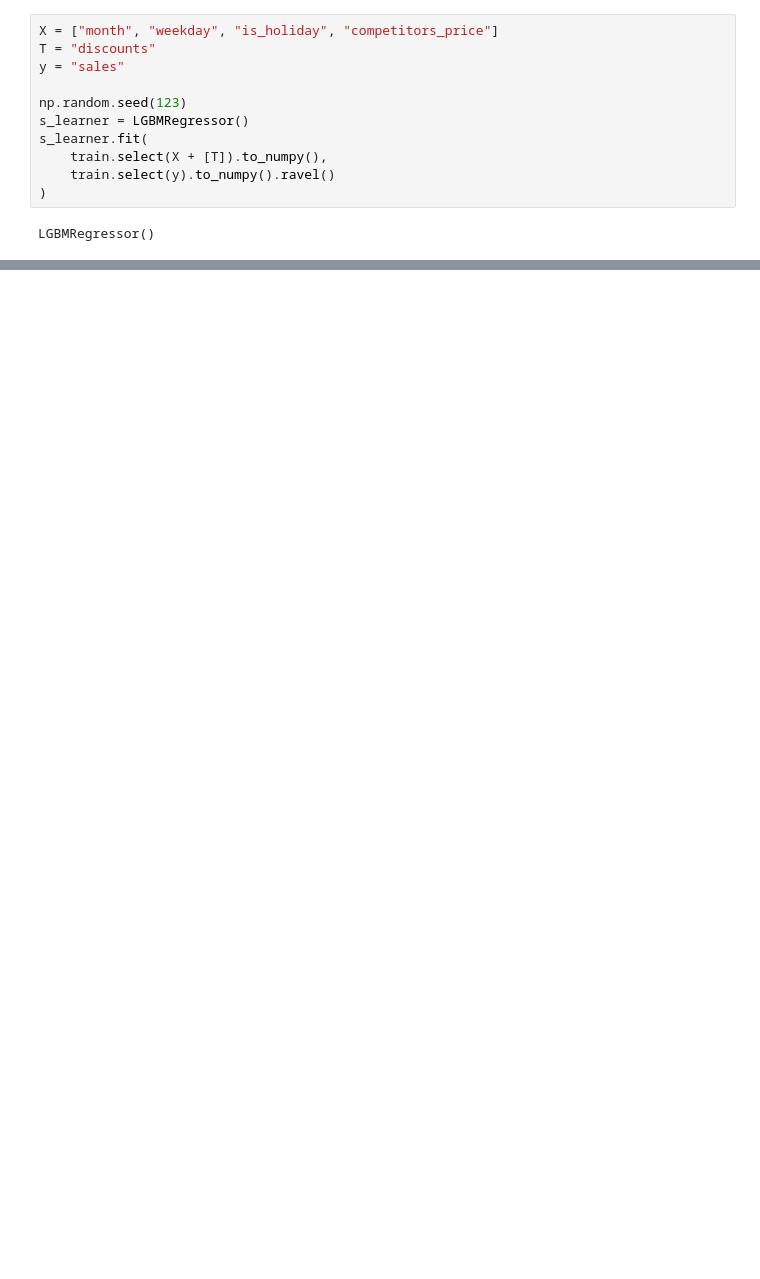
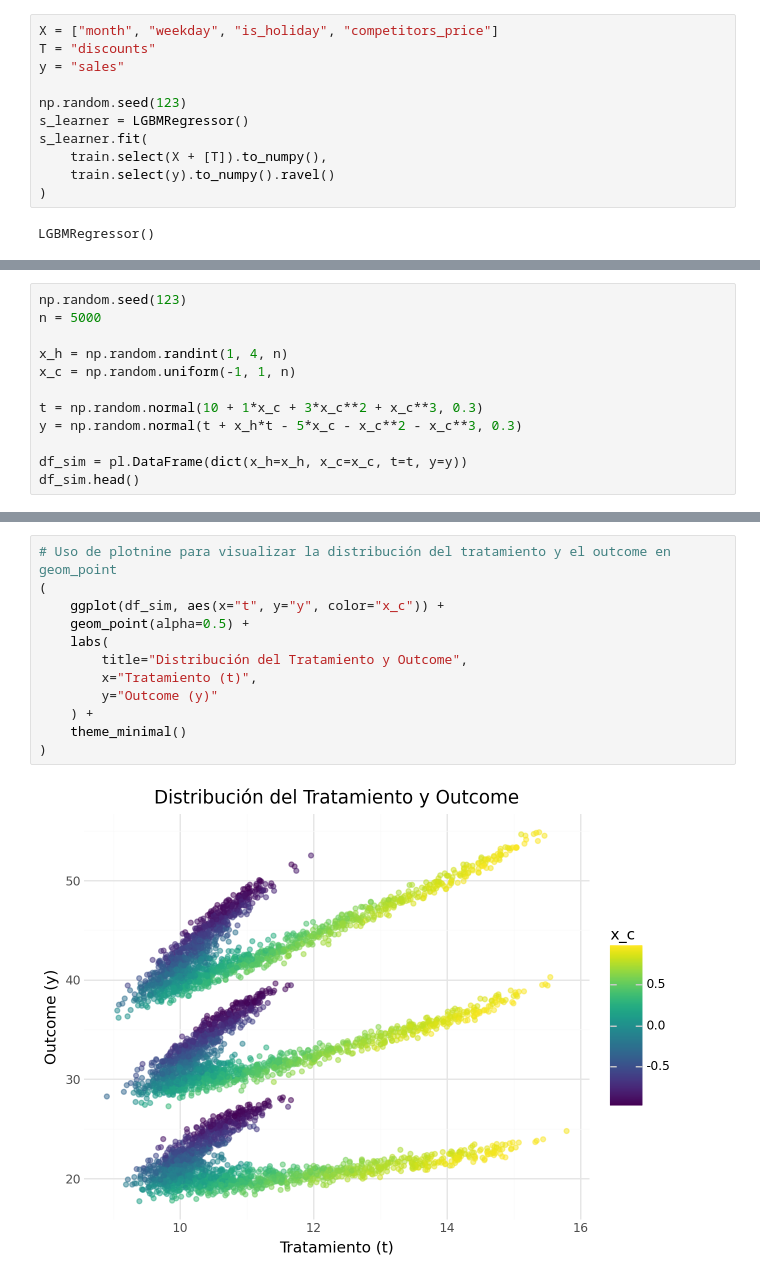
Before and after one commit to Sechi42/Causal_Inference-with-python, a Jupyter notebook: ch07/Meta-Learners.ipynb, the cells around one changed output, grey strips where cells are left out. Saved outputs shown, nothing was run; the diff lists cells and outputs as text; blank space fills up the shorter version.

```diff
--- a/ch07/Meta-Learners.ipynb
+++ b/ch07/Meta-Learners.ipynb
@@ -302,0 +491,12 @@ LGBMRegressor()
+# %%
+np.random.seed(123)
+n = 5000
+
+x_h = np.random.randint(1, 4, n)
+x_c = np.random.uniform(-1, 1, n)
+
+t = np.random.normal(10 + 1*x_c + 3*x_c**2 + x_c**3, 0.3)
+y = np.random.normal(t + x_h*t - 5*x_c - x_c**2 - x_c**3, 0.3)
+
+df_sim = pl.DataFrame(dict(x_h=x_h, x_c=x_c, t=t, y=y))
+df_sim.head()
@@ -302,0 +512,14 @@ LGBMRegressor()
+# %%
+# Uso de plotnine para visualizar la distribución del tratamiento y el outcome en geom_point
+(
+    ggplot(df_sim, aes(x="t", y="y", color="x_c")) +
+    geom_point(alpha=0.5) +
+    labs(
+        title="Distribución del Tratamiento y Outcome",
+        x="Tratamiento (t)",
+        y="Outcome (y)"
+    ) +
+    theme_minimal()
+)
+# %% [output]
+[figure, added]
```
Also changed, not shown: parts of 20 cells of this notebook, 1 other file.
